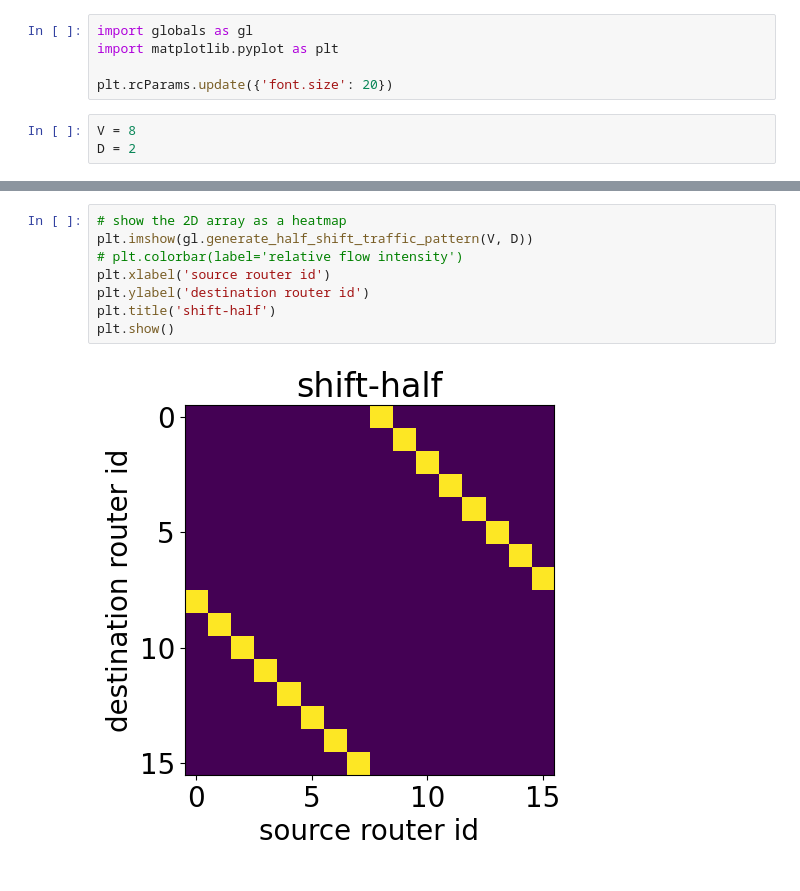
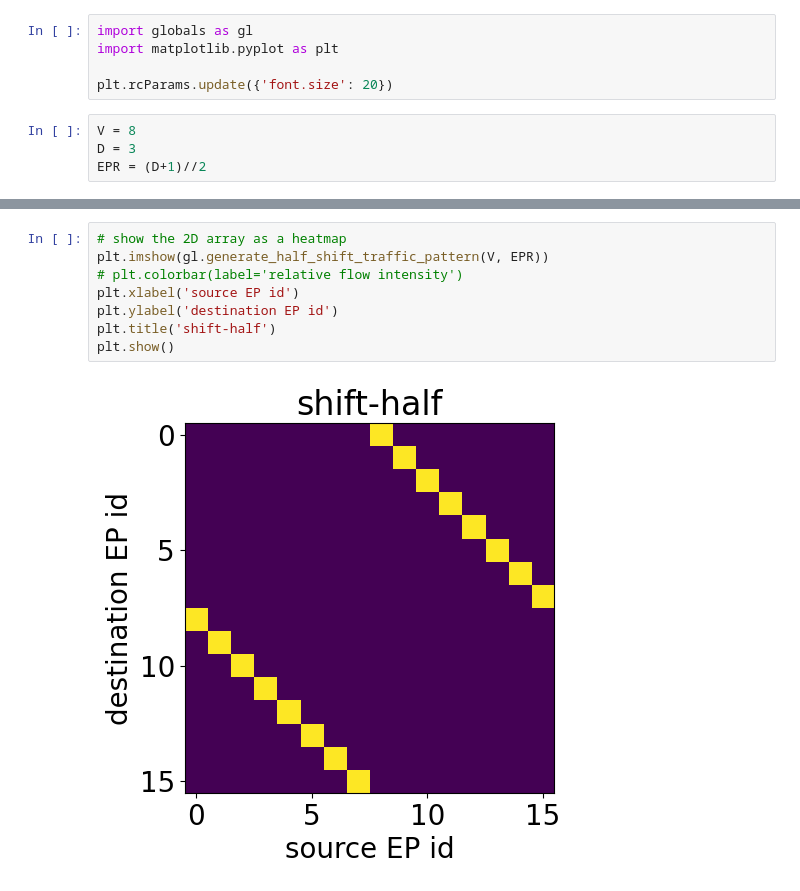
Before and after one commit to ziyuezzy/Nexullance, a Jupyter notebook: traffic_demand_matrix_illusrations.ipynb, the cells around one changed output, grey strips where cells are left out. Cells and saved outputs as stored; diff of their text form.

```diff
--- a/traffic_demand_matrix_illusrations.ipynb
+++ b/traffic_demand_matrix_illusrations.ipynb
@@ -5,6 +5,7 @@ import matplotlib.pyplot as plt
 plt.rcParams.update({'font.size': 20})
 # %%
 V = 8
-D = 2
+D = 3
+EPR = (D+1)//2
 # %%
 # show the 2D array as a heatmap
@@ -39,12 +40,12 @@ plt.show()
 # %%
 # show the 2D array as a heatmap
-plt.imshow(gl.generate_half_shift_traffic_pattern(V, D))
+plt.imshow(gl.generate_half_shift_traffic_pattern(V, EPR))
 # plt.colorbar(label='relative flow intensity')
-plt.xlabel('source router id')
-plt.ylabel('destination router id')
+plt.xlabel('source EP id')
+plt.ylabel('destination EP id')
 plt.title('shift-half')
 plt.show()
 # %% [output]
-[figure, old version]
+[figure, new version]
 # %%
 # show the 2D array as a heatmap
```
Also changed, not shown: parts of 5 cells of this notebook, 21 other files.
